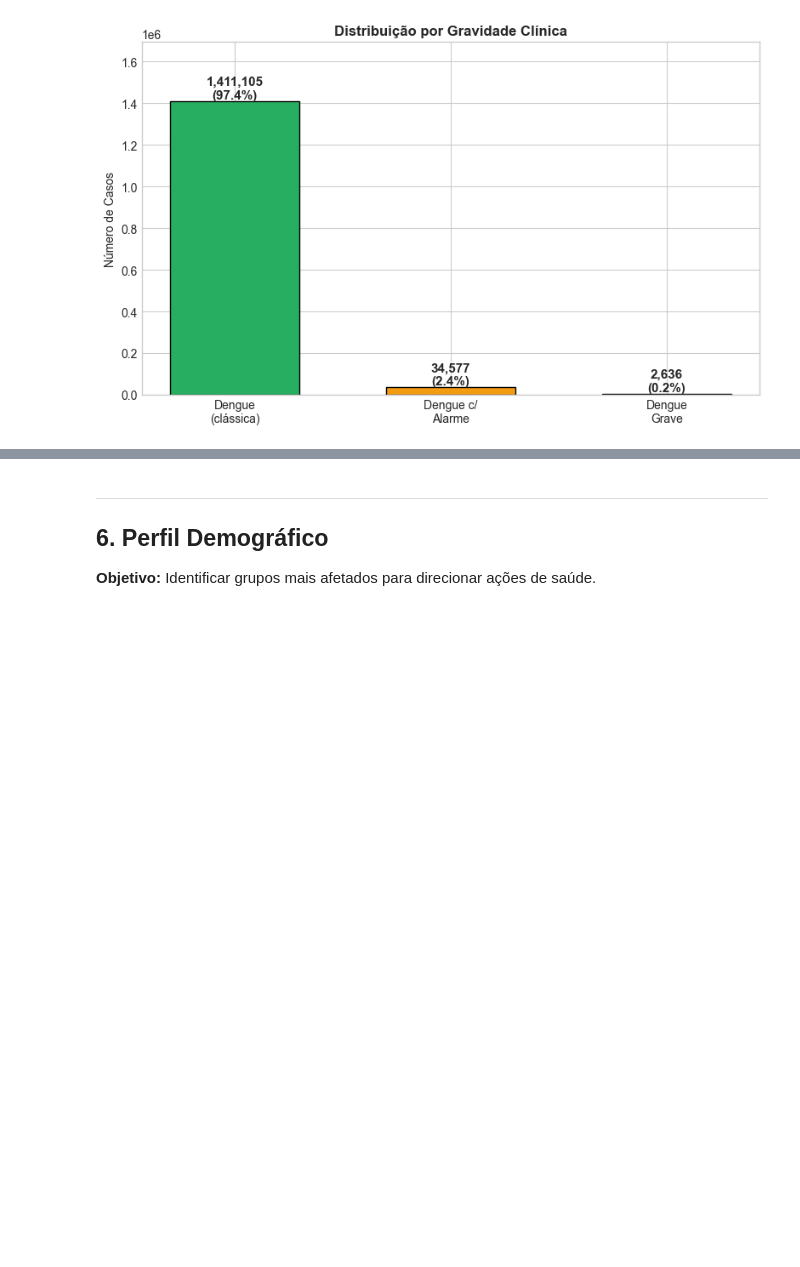
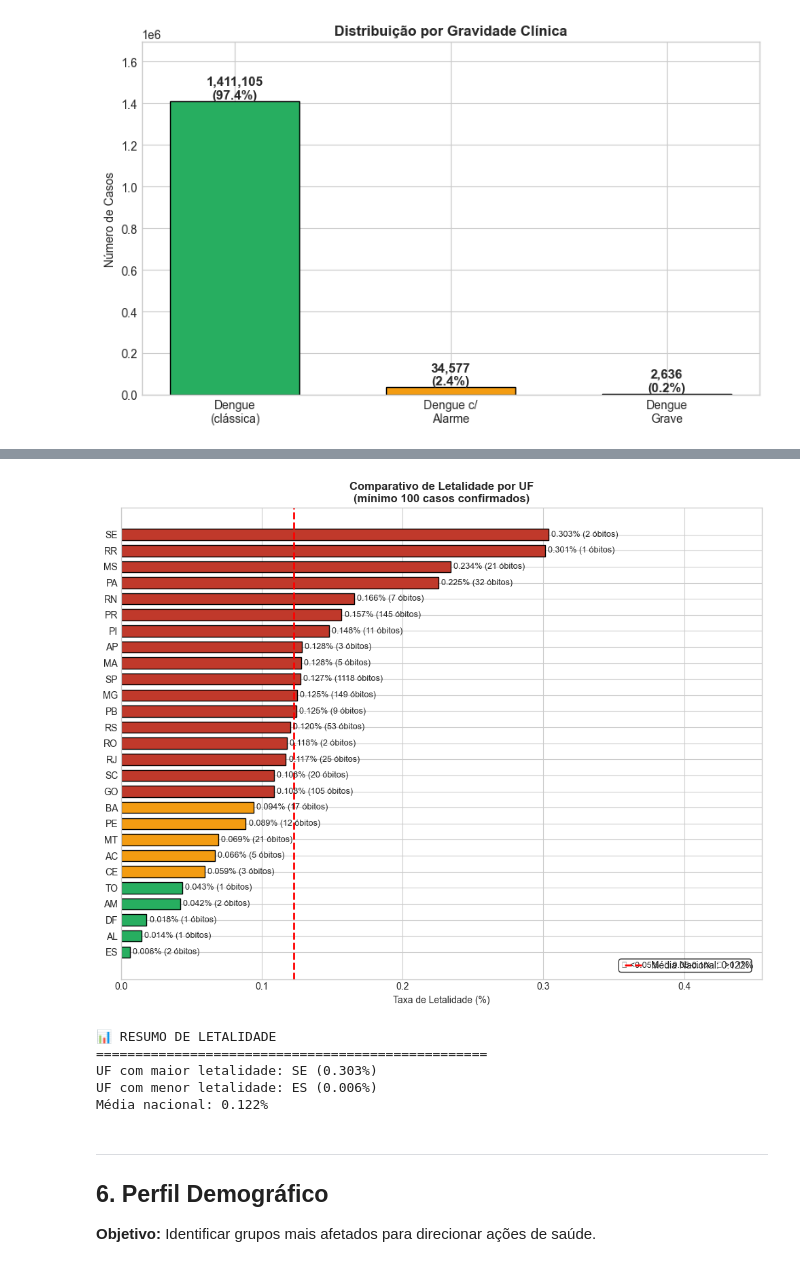
Before and after one commit to ArthurGabrieel/etl-dengue-2025, a Jupyter notebook: Data_Layer/raw/bronze_analysis.ipynb, the cells around one changed output, grey strips where cells are left out. Saved outputs shown, nothing was run; the diff lists cells and outputs as text; code cells hidden in the pictures; blank space fills up the shorter version.

Commit message:
feat: analise de taxa de obitos

```diff
--- a/Data_Layer/raw/bronze_analysis.ipynb
+++ b/Data_Layer/raw/bronze_analysis.ipynb
@@ -336,3 +342,71 @@ plt.show()
+# %%
+# Calcular letalidade por UF
+letalidade_uf = []
+
+for uf_cod, uf_nome in UF_MAP.items():
+    casos_uf_total = (df['SG_UF_NOT'] == uf_cod).sum()
+    obitos_uf = ((df['SG_UF_NOT'] == uf_cod) & (df['EVOLUCAO'] == 2)).sum() if 'EVOLUCAO' in df.columns else 0
+
+    # Considerar apenas UFs com casos confirmados
+    casos_confirmados_uf = ((df['SG_UF_NOT'] == uf_cod) & (df['CLASSI_FIN'].isin([10, 11, 12]))).sum()
+
+    if casos_confirmados_uf > 0:
+        taxa = (obitos_uf / casos_confirmados_uf) * 100
+        letalidade_uf.append({
+            'UF': uf_nome,
+            'Casos': casos_confirmados_uf,
+            'Óbitos': obitos_uf,
+            'Letalidade': taxa
+        })
+
+# Criar DataFrame e ordenar por letalidade
+df_letal = pd.DataFrame(letalidade_uf)
+df_letal = df_letal[df_letal['Casos'] >= 100]  # Filtrar UFs com mínimo de 100 casos
+df_letal = df_letal.sort_values('Letalidade', ascending=True)
+
+# Gráfico
+fig, ax = plt.subplots(figsize=(10, 8))
+
+# Cores baseadas na letalidade (verde = baixa, vermelho = alta)
+cores_letal = ['#27ae60' if x < 0.05 else '#f39c12' if x < 0.1 else '#c0392b' for x in df_letal['Letalidade']]
+
+bars = ax.barh(df_letal['UF'], df_letal['Letalidade'], color=cores_letal, edgecolor='black', height=0.7)
+
+# Adicionar valores nas barras
+for bar, row in zip(bars, df_letal.itertuples()):
+    ax.text(bar.get_width() + 0.002, bar.get_y() + bar.get_height()/2,
+            f'{row.Letalidade:.3f}% ({row.Óbitos} óbitos)',
+            ha='left', va='center', fontsize=9)
+
+# Linha de referência (média nacional)
+media_nacional = (df_letal['Óbitos'].sum() / df_letal['Casos'].sum()) * 100
+ax.axvline(x=media_nacional, color='red', linestyle='--', linewidth=2, label=f'Média Nacional: {media_nacional:.3f}%')
+
+ax.set_xlabel('Taxa de Letalidade (%)')
+ax.set_title('Comparativo de Letalidade por UF\n(mínimo 100 casos confirmados)', fontweight='bold', fontsize=12)
+ax.legend(loc='lower right')
+ax.set_xlim(0, df_letal['Letalidade'].max() * 1.5)
+
+# Legenda de cores
+ax.text(0.98, 0.02, '🟢 <0.05%  🟡 0.05-0.1%  🔴 >0.1%',
+        transform=ax.transAxes, ha='right', va='bottom', fontsize=9,
+        bbox=dict(boxstyle='round', facecolor='white', alpha=0.8))
+
+plt.tight_layout()
+plt.show()
+
+print(f"\n📊 RESUMO DE LETALIDADE")
+print("=" * 50)
+print(f"UF com maior letalidade: {df_letal.iloc[-1]['UF']} ({df_letal.iloc[-1]['Letalidade']:.3f}%)")
+print(f"UF com menor letalidade: {df_letal.iloc[0]['UF']} ({df_letal.iloc[0]['Letalidade']:.3f}%)")
+print(f"Média nacional: {media_nacional:.3f}%")
+# %% [output]
+[figure, added]
+📊 RESUMO DE LETALIDADE
+==================================================
+UF com maior letalidade: SE (0.303%)
+UF com menor letalidade: ES (0.006%)
+Média nacional: 0.122%
 # %% [markdown]
 ---
 ## 6. Perfil Demográfico
```
Also changed, not shown: parts of 1 cell of this notebook.
